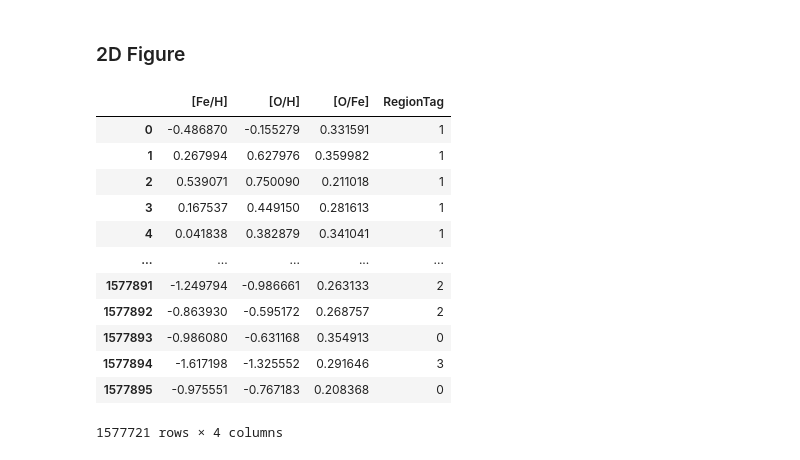
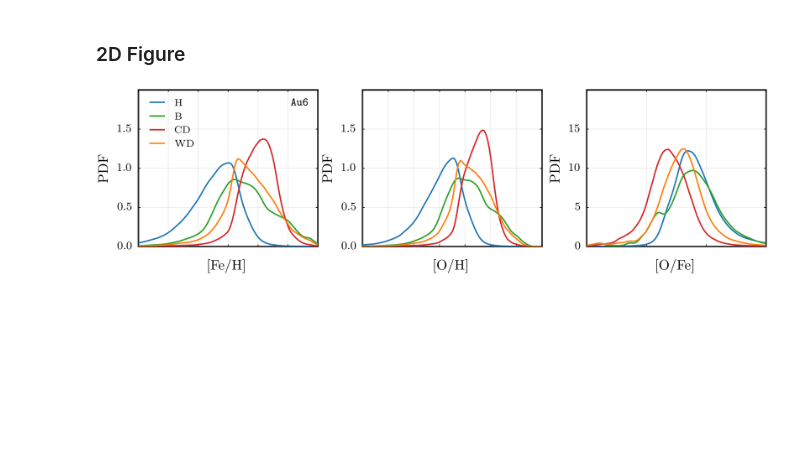
Before and after one commit to ffiza/auriga-metals, a Jupyter notebook: scripts/Abundance Distribution.ipynb, the cells around one changed output. Saved outputs shown, nothing was run; the diff lists cells and outputs as text; code cells hidden in the pictures; blank space fills up the shorter version.

Commit message:
Add stellar abundance distribution data and update notebook.

```diff
--- a/scripts/Abundance Distribution.ipynb
+++ b/scripts/Abundance Distribution.ipynb
@@ -446,23 +446,3 @@ def read_data_many(simulation: str, abundances: list, config: dict) -> tuple:
     df.dropna(inplace=True)
 
     return df
-# %%
-df = read_data_many("au6_or_l4_s127",
-                    [("Fe", "H"), ("O", "H"), ("O", "Fe")],
-                    config)
-# %%
-df
-# %% [output]
-|  | [Fe/H] | [O/H] | [O/Fe] | RegionTag |
-| 0 | -0.486870 | -0.155279 | 0.331591 | 1 |
-| 1 | 0.267994 | 0.627976 | 0.359982 | 1 |
-| 2 | 0.539071 | 0.750090 | 0.211018 | 1 |
-| 3 | 0.167537 | 0.449150 | 0.281613 | 1 |
-| 4 | 0.041838 | 0.382879 | 0.341041 | 1 |
-| ... | ... | ... | ... | ... |
-| 1577891 | -1.249794 | -0.986661 | 0.263133 | 2 |
-| 1577892 | -0.863930 | -0.595172 | 0.268757 | 2 |
-| 1577893 | -0.986080 | -0.631168 | 0.354913 | 0 |
-| 1577894 | -1.617198 | -1.325552 | 0.291646 | 3 |
-| 1577895 | -0.975551 | -0.767183 | 0.208368 | 0 |
-1577721 rows × 4 columns
@@ -480,3 +478,41 @@ sample = [f"au{i}_or_l4_s127" for i in settings.groups["Included"]]
+# %%
+simulation = sample[3]
+data = pd.read_csv(f"../results/{'_'.join(simulation.split('_')[:-1])}/"
+                   f"stellar_abundance_distribution.csv")
+
+fig = plt.figure(figsize=(8.0, 2.0))
+gs = fig.add_gridspec(nrows=1, ncols=3, hspace=0.0, wspace=0.25)
+axs = gs.subplots(sharex=False, sharey=False)
+
+for j in range(len(abundances)):
+    ax = axs[j]
+    ax.tick_params(which='both', direction="in")
+    ax.set_ylim(ylims[j])
+    ax.set_xlim(abundance_lims[j])
+    ax.set_xticks(xticks[j])
+    ax.set_xticklabels([])
+    ax.set_yticks(yticks[j])
+    ax.set_xlabel(f'[{abundances[j][0]}/{abundances[j][1]}]')
+    ax.set_ylabel("PDF")
+    ax.grid(True, ls='-', lw=0.25, c="gainsboro")
+
+galaxy = parse(simulation)[0]
+for j, (of, to) in enumerate(abundances):
+    for i, c in enumerate(settings.components):
+        color = settings.component_colors[c]
+        ax = axs[j]
+        ax.plot(data[f"Abundance_[{of}/{to}]"], data[f"PDF_[{of}/{to}]_{c}"],
+                lw=1.0, color=color, zorder=16, label=c)
+
+axs[0].legend(loc="upper left", framealpha=0, fontsize=7.0)
+axs[0].text(
+    x=0.95, y=0.95, size=8.0,
+    s=r"$\texttt{" + f"Au{galaxy}" + "}$",
+    ha='right', va='top', transform=axs[0].transAxes)
+
+plt.show()
+# %% [output]
+[figure, added]
 # %%
 fig = plt.figure(figsize=(8.0, 6.0))
 gs = fig.add_gridspec(nrows=4, ncols=3, hspace=0.0, wspace=0.25)
```
Also changed, not shown: parts of 2 cells of this notebook, 23 other files.
